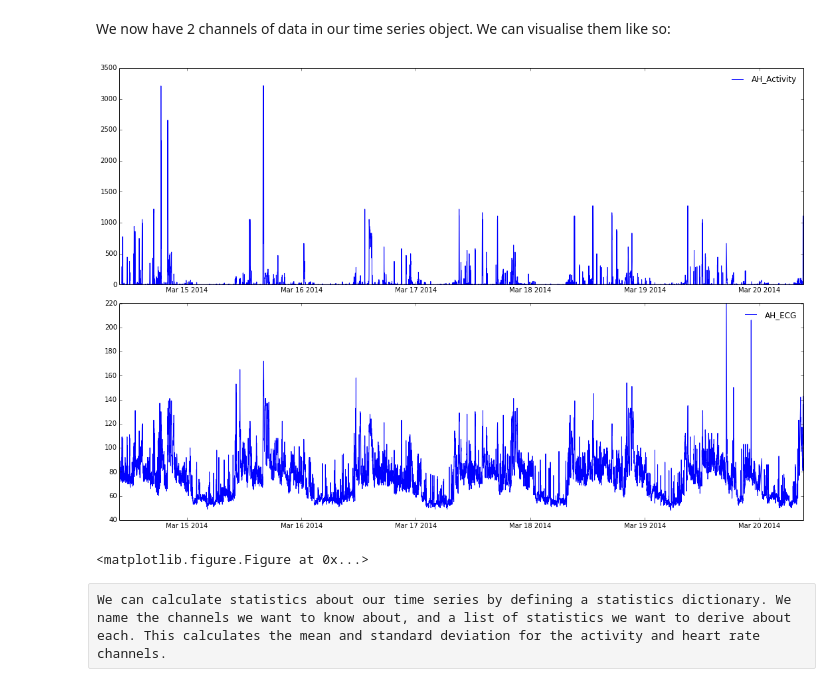
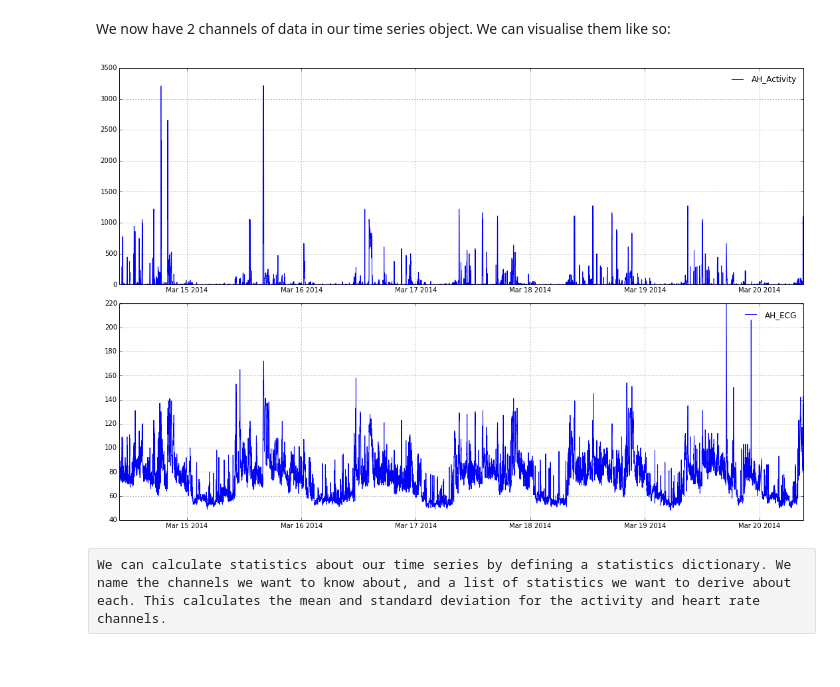
Before and after one commit to Thomite/pampro, a Jupyter notebook: examples/pampro_introduction.ipynb, the cells around one changed output. Saved outputs shown, nothing was run; the diff lists cells and outputs as text; code cells hidden in the pictures.

```diff
--- a/examples/pampro_introduction.ipynb
+++ b/examples/pampro_introduction.ipynb
@@ -22,11 +22,10 @@ print(heart.timeframe)
 (datetime.datetime(2014, 3, 14, 9, 52), datetime.datetime(2014, 3, 20, 9, 19))
 # %% [markdown]
 We now have 2 channels of data in our time series object. We can visualise them like so:
-# %%
-ts.draw_separate()
-# %% [output]
-[figure, removed]
-<matplotlib.figure.Figure at 0x...>
+# %%
+chart = ts.draw([["AH_Activity"], ["AH_ECG"]])
+# %% [output]
+[figure, added]
 # %% [raw]
 We can calculate statistics about our time series by defining a statistics dictionary. We name the channels we want to know about, and a list of statistics we want to derive about each. This calculates the mean and standard deviation for the activity and heart rate channels.
 # %%
```
Also changed, not shown: parts of 5 cells of this notebook, 1 other file.
